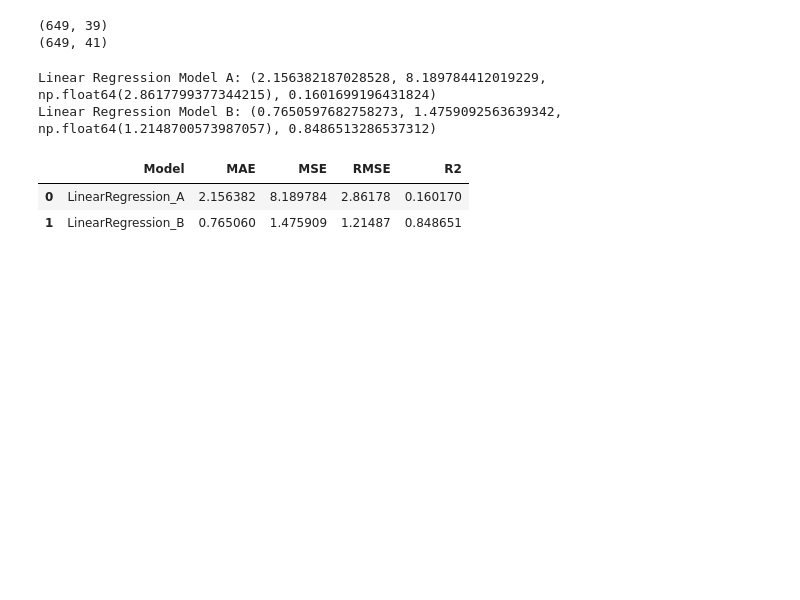
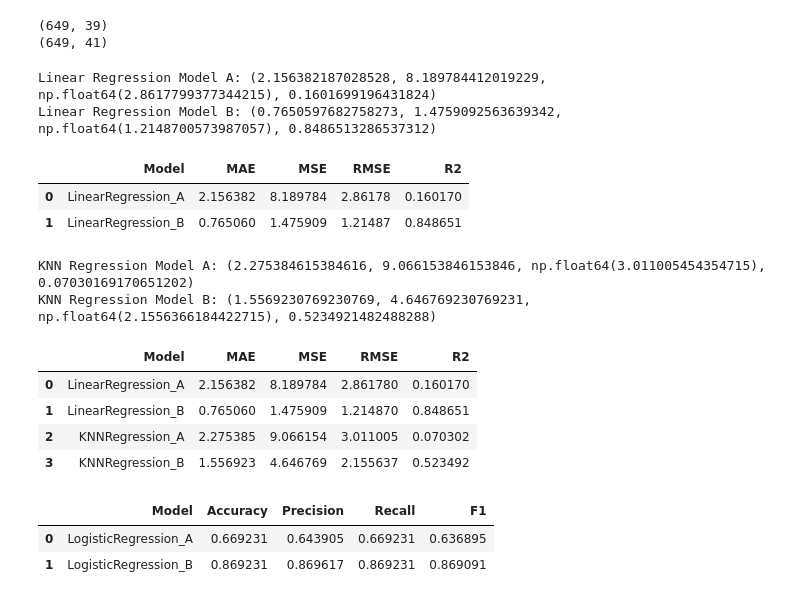
Before and after one commit to HayoungMo/ml_mohayoung_project, a Jupyter notebook: 모하영_머신러닝프로젝트.ipynb, the cells around one changed output. Drawn from its saved outputs; the diff is of its cells as text; code cells hidden in the pictures; blank space fills up the shorter version.

```diff
--- a/모하영_머신러닝프로젝트.ipynb
+++ b/모하영_머신러닝프로젝트.ipynb
@@ -285,3 +285,31 @@ knn_B.fit(X_B_train_scaled, y_reg_train_B)
 knn_pred_B = knn_B.predict(X_B_test_scaled)
 
 #n_neighbors=5는 비슷한 학생 5명을 참고한다는 말
+# %%
+#성능 평가
+knn_A_result = regression_metrics(y_reg_test, knn_pred_A)
+knn_B_result = regression_metrics(y_reg_test_B, knn_pred_B)
+
+print("KNN Regression Model A:", knn_A_result)
+print("KNN Regression Model B:", knn_B_result)
+# %% [output]
+KNN Regression Model A: (2.275384615384616, 9.066153846153846, np.float64(3.011005454354715), 0.07030169170651202)
+KNN Regression Model B: (1.5569230769230769, 4.646769230769231, np.float64(2.1556366184422715), 0.5234921482488288)
+# %%
+#기존 선형회귀 결과표에 KNN 추가
+knn_result = pd.DataFrame({
+    "Model": ["KNNRegression_A", "KNNRegression_B"],
+    "MAE": [knn_A_result[0], knn_B_result[0]],
+    "MSE": [knn_A_result[1], knn_B_result[1]],
+    "RMSE": [knn_A_result[2], knn_B_result[2]],
+    "R2": [knn_A_result[3], knn_B_result[3]]
+})
+
+regression_result_all = pd.concat([regression_result, knn_result], ignore_index=True)
+regression_result_all
+# %% [output]
+|  | Model | MAE | MSE | RMSE | R2 |
+| 0 | LinearRegression_A | 2.156382 | 8.189784 | 2.861780 | 0.160170 |
+| 1 | LinearRegression_B | 0.765060 | 1.475909 | 1.214870 | 0.848651 |
+| 2 | KNNRegression_A | 2.275385 | 9.066154 | 3.011005 | 0.070302 |
+| 3 | KNNRegression_B | 1.556923 | 4.646769 | 2.155637 | 0.523492 |
@@ -287,0 +362,18 @@ knn_pred_B = knn_B.predict(X_B_test_scaled)
+# %%
+#Logistic Regression 결과표
+log_A_result = classification_metrics(y_clf_test, log_pred_A)
+log_B_result = classification_metrics(y_clf_test_B, log_pred_B)
+
+classification_result = pd.DataFrame({
+    "Model": ["LogisticRegression_A", "LogisticRegression_B"],
+    "Accuracy": [log_A_result[0], log_B_result[0]],
+    "Precision": [log_A_result[1], log_B_result[1]],
+    "Recall": [log_A_result[2], log_B_result[2]],
+    "F1": [log_A_result[3], log_B_result[3]]
+})
+
+classification_result
+# %% [output]
+|  | Model | Accuracy | Precision | Recall | F1 |
+| 0 | LogisticRegression_A | 0.669231 | 0.643905 | 0.669231 | 0.636895 |
+| 1 | LogisticRegression_B | 0.869231 | 0.869617 | 0.869231 | 0.869091 |
```
Also changed, not shown: parts of 8 cells of this notebook, 1 other file.
